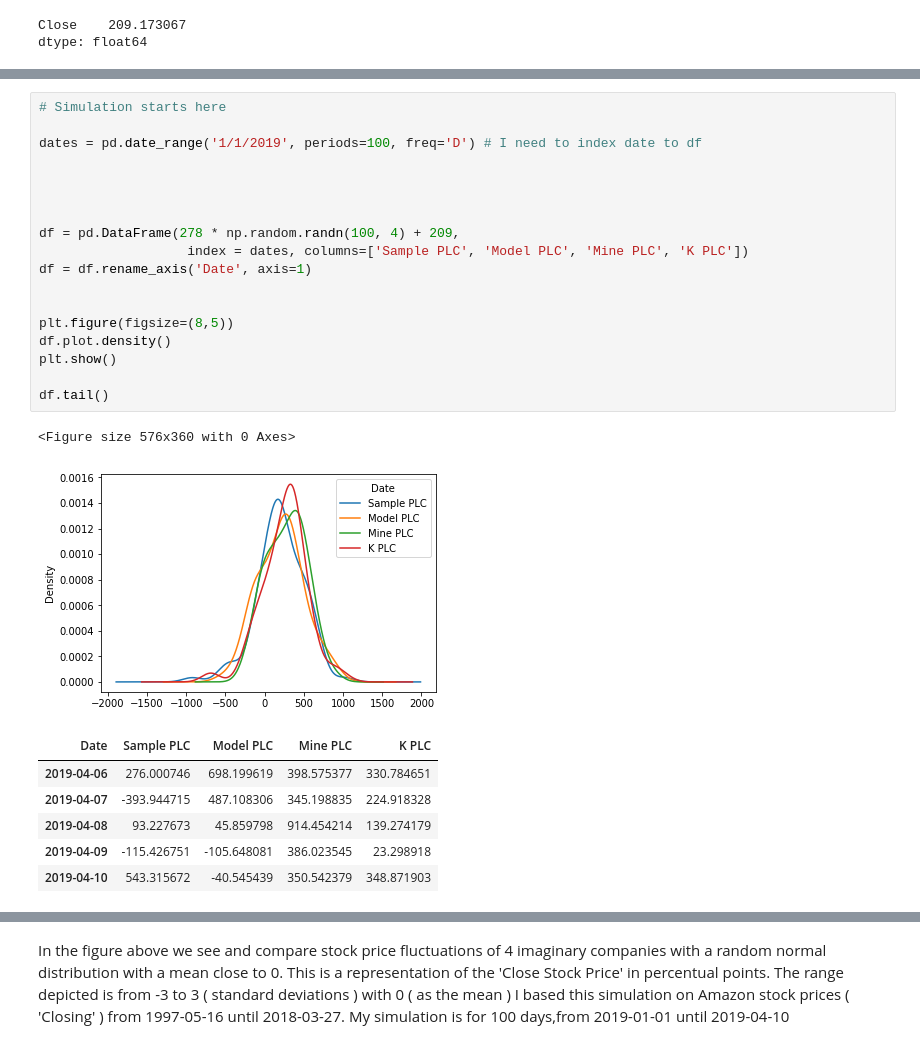
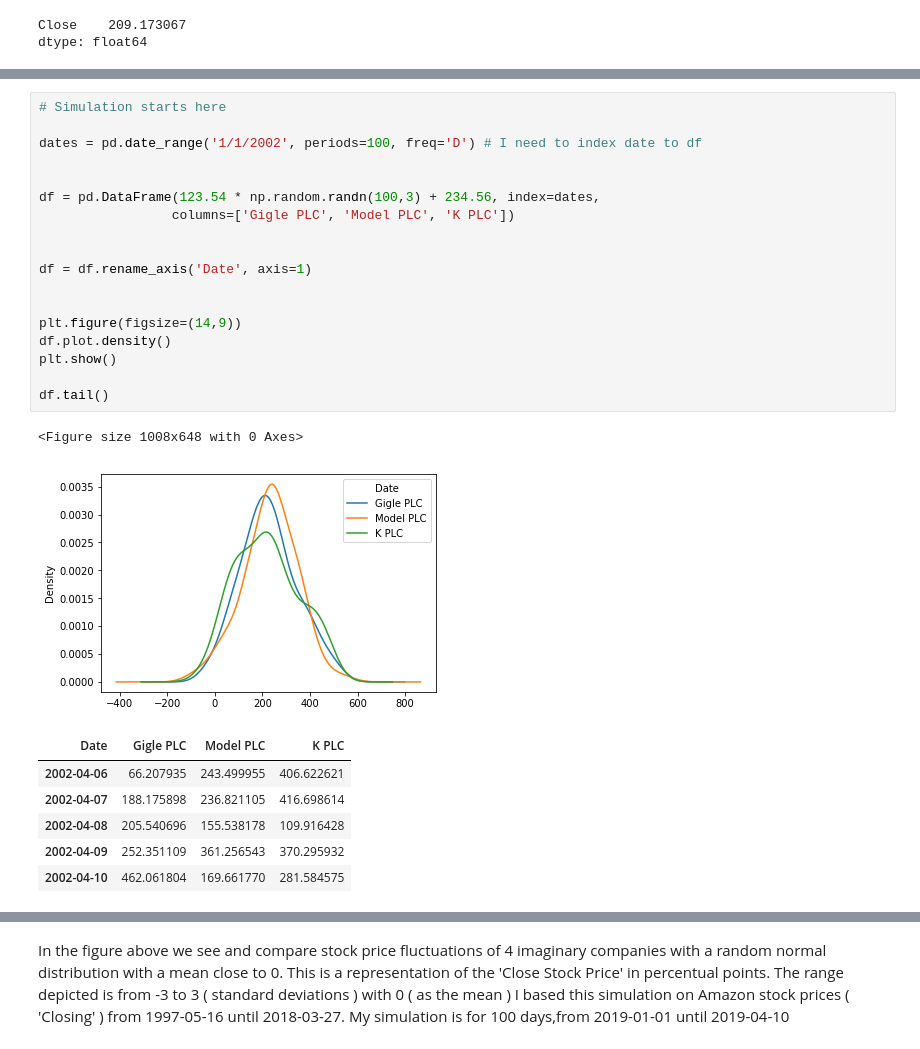
Before and after one commit to MarcoMen-Temp/Programming-Project, a Jupyter notebook: Programming.ipynb, the cells around one changed output, grey strips where cells are left out. Saved outputs shown, nothing was run; the diff lists cells and outputs as text.

```diff
--- a/Programming.ipynb
+++ b/Programming.ipynb
@@ -114,27 +155,27 @@ The density plot appears to have a normal or standard-normal distribution. I wil
 # %%
 # Simulation starts here
 
-dates = pd.date_range('1/1/2019', periods=100, freq='D') # I need to index date to df
+dates = pd.date_range('1/1/2002', periods=100, freq='D') # I need to index date to df
 
 
+df = pd.DataFrame(123.54 * np.random.randn(100,3) + 234.56, index=dates,
+                 columns=['Gigle PLC', 'Model PLC', 'K PLC'])
 
 
-df = pd.DataFrame(278 * np.random.randn(100, 4) + 209,
-                   index = dates, columns=['Sample PLC', 'Model PLC', 'Mine PLC', 'K PLC'])
 df = df.rename_axis('Date', axis=1)
 
 
-plt.figure(figsize=(8,5))
+plt.figure(figsize=(14,9))
 df.plot.density()
 plt.show()
 
 df.tail()
 # %% [output]
-<Figure size 576x360 with 0 Axes>
+<Figure size 1008x648 with 0 Axes>
-[figure, old version]
+[figure, new version]
-| Date | Sample PLC | Model PLC | Mine PLC | K PLC |
-| 2019-04-06 | 276.000746 | 698.199619 | 398.575377 | 330.784651 |
-| 2019-04-07 | -393.944715 | 487.108306 | 345.198835 | 224.918328 |
-| 2019-04-08 | 93.227673 | 45.859798 | 914.454214 | 139.274179 |
-| 2019-04-09 | -115.426751 | -105.648081 | 386.023545 | 23.298918 |
-| 2019-04-10 | 543.315672 | -40.545439 | 350.542379 | 348.871903 |
+| Date | Gigle PLC | Model PLC | K PLC |
+| 2002-04-06 | 66.207935 | 243.499955 | 406.622621 |
+| 2002-04-07 | 188.175898 | 236.821105 | 416.698614 |
+| 2002-04-08 | 205.540696 | 155.538178 | 109.916428 |
+| 2002-04-09 | 252.351109 | 361.256543 | 370.295932 |
+| 2002-04-10 | 462.061804 | 169.661770 | 281.584575 |
```
Also changed, not shown: parts of 23 cells of this notebook.
